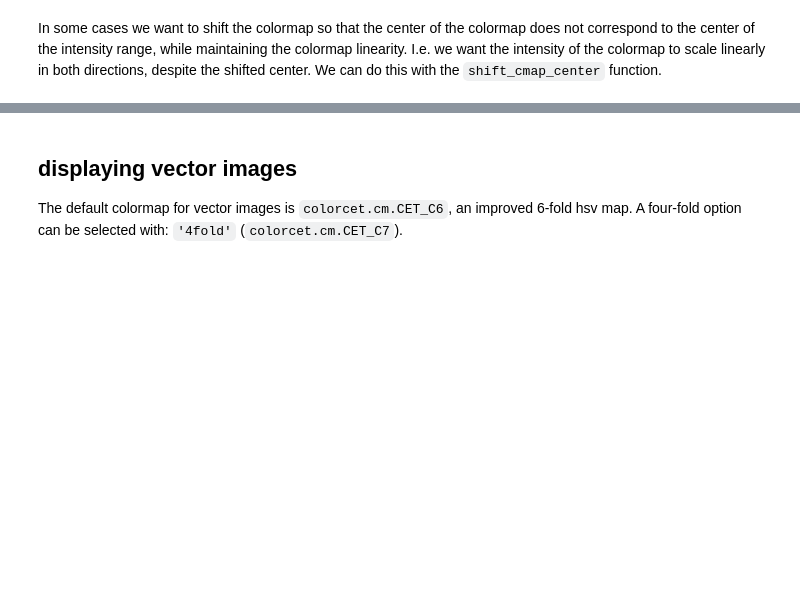
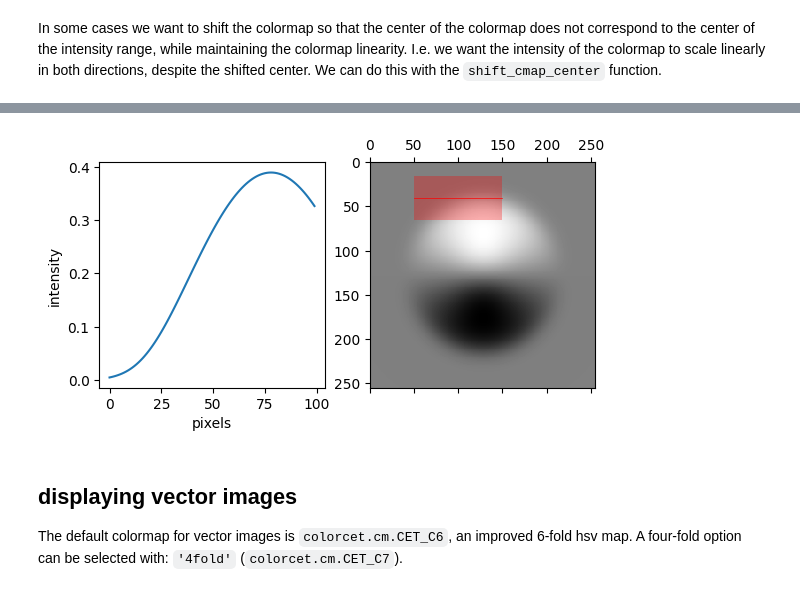
Before and after one commit to PyLorentz/PyLorentz, a Jupyter notebook: Examples/04_visualizations.ipynb, the cells around one changed output, grey strips where cells are left out. Drawn from its saved outputs; the diff is of its cells as text; code cells hidden in the pictures; blank space fills up the shorter version.

```diff
--- a/Examples/04_visualizations.ipynb
+++ b/Examples/04_visualizations.ipynb
@@ -75,3 +95,13 @@ show_im(bx2, cmap=div2, title="Colormap is shifted so 0 is the neutral value")
+# %%
+profile_2 = lineplot_im(
+    bloch_x,
+    center=[40,100],
+    linewidth=50,
+    line_len=100,
+    show=True,
+)
+# %% [output]
+[figure, added]
 # %% [markdown]
 ## displaying vector images
 
```
Also changed, not shown: parts of 13 cells of this notebook, 2 other files.
